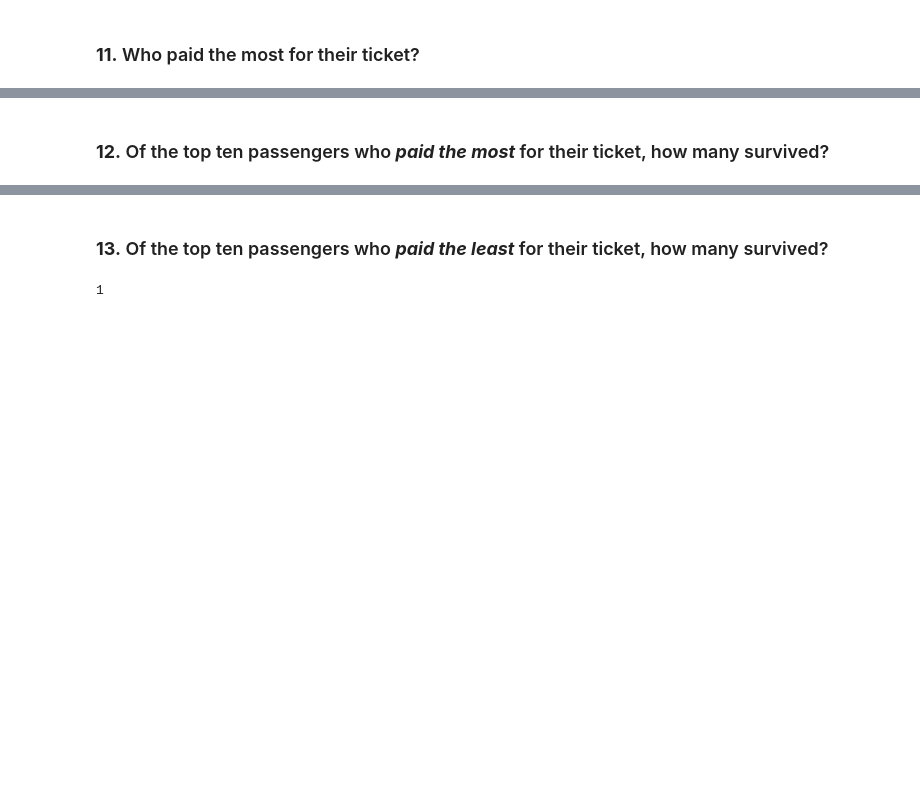
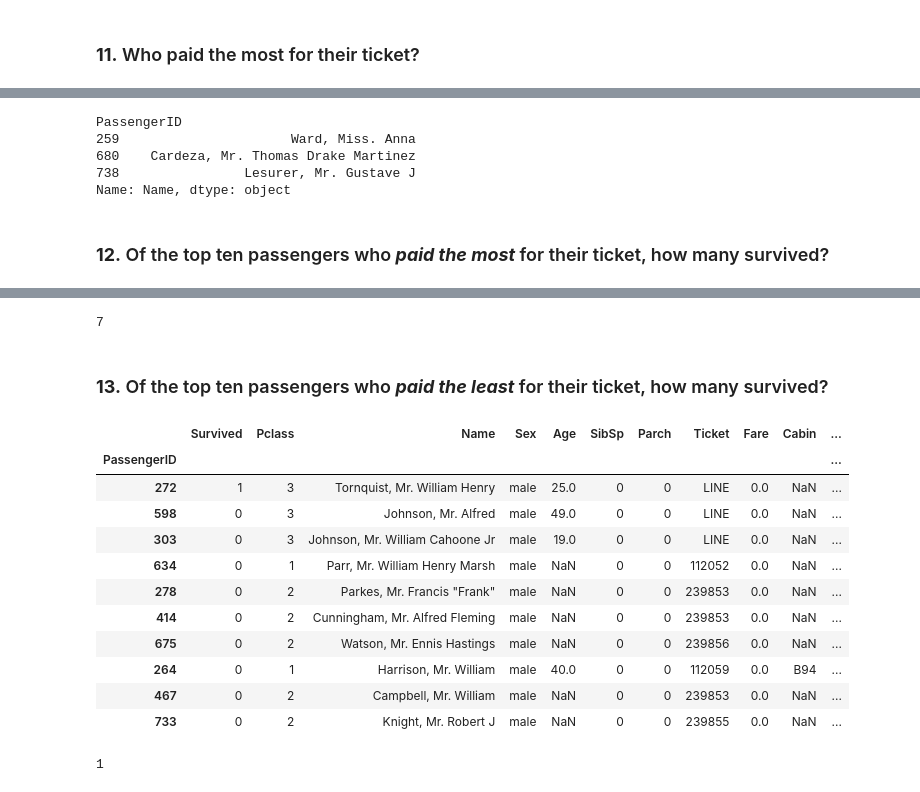
Before and after one commit to jtmbeta/CLLPython, a Jupyter notebook: 05_exercises_solutions.ipynb, the cells around one changed output, grey strips where cells are left out. Cells and saved outputs as stored; diff of their text form; code cells hidden in the pictures; blank space fills up the shorter version.

```diff
--- a/05_exercises_solutions.ipynb
+++ b/05_exercises_solutions.ipynb
@@ -175,6 +191,15 @@ df.loc[df.Fare==df.Fare.max()]
 | 259 | 1 | 1 | Ward, Miss. Anna | female | 35.0 | 0 | 0 | PC 17755 | 512.3292 | NaN | ... |
 | 680 | 1 | 1 | Cardeza, Mr. Thomas Drake Martinez | male | 36.0 | 0 | 1 | PC 17755 | 512.3292 | B51 B53 B55 | ... |
 | 738 | 1 | 1 | Lesurer, Mr. Gustave J | male | 35.0 | 0 | 0 | PC 17755 | 512.3292 | B101 | ... |
+# %%
+# Just get the names
+df.loc[df.Fare==df.Fare.max()].Name
+# %% [output]
+PassengerID
+259                      Ward, Miss. Anna
+680    Cardeza, Mr. Thomas Drake Martinez
+738                Lesurer, Mr. Gustave J
+Name: Name, dtype: object
 # %% [markdown]
 ### **12.** Of the top ten passengers who ***paid the most*** for their ticket, how many survived?
 # %%
@@ -192,8 +219,29 @@ df.sort_values('Fare', ascending=False).iloc[0:10]
 | 312 | 1 | 1 | Ryerson, Miss. Emily Borie | female | 18.0 | 2 | 2 | PC 17608 | 262.3750 | B57 B59 B63 B66 | ... |
 | 743 | 1 | 1 | Ryerson, Miss. Susan Parker "Suze... | female | 21.0 | 2 | 2 | PC 17608 | 262.3750 | B57 B59 B63 B66 | ... |
 | 119 | 0 | 1 | Baxter, Mr. Quigg Edmond | male | 24.0 | 0 | 1 | PC 17558 | 247.5208 | B58 B60 | ... |
+# %%
+# Just get the number who survived by summing the Survived column
+df.sort_values('Fare', ascending=False).iloc[0:10].Survived.sum()
+# %% [output]
+7
 # %% [markdown]
 ### **13.** Of the top ten passengers who ***paid the least*** for their ticket, how many survived?
+# %%
+# Only 1
+df.sort_values('Fare', ascending=True).iloc[0:10]  # Now ascending=True
+# %% [output]
+|  | Survived | Pclass | Name | Sex | Age | SibSp | Parch | Ticket | Fare | Cabin | ... |
+| PassengerID |  |  |  |  |  |  |  |  |  |  | ... |
+| 272 | 1 | 3 | Tornquist, Mr. William Henry | male | 25.0 | 0 | 0 | LINE | 0.0 | NaN | ... |
+| 598 | 0 | 3 | Johnson, Mr. Alfred | male | 49.0 | 0 | 0 | LINE | 0.0 | NaN | ... |
+| 303 | 0 | 3 | Johnson, Mr. William Cahoone Jr | male | 19.0 | 0 | 0 | LINE | 0.0 | NaN | ... |
+| 634 | 0 | 1 | Parr, Mr. William Henry Marsh | male | NaN | 0 | 0 | 112052 | 0.0 | NaN | ... |
+| 278 | 0 | 2 | Parkes, Mr. Francis "Frank" | male | NaN | 0 | 0 | 239853 | 0.0 | NaN | ... |
+| 414 | 0 | 2 | Cunningham, Mr. Alfred Fleming | male | NaN | 0 | 0 | 239853 | 0.0 | NaN | ... |
+| 675 | 0 | 2 | Watson, Mr. Ennis Hastings | male | NaN | 0 | 0 | 239856 | 0.0 | NaN | ... |
+| 264 | 0 | 1 | Harrison, Mr. William | male | 40.0 | 0 | 0 | 112059 | 0.0 | B94 | ... |
+| 467 | 0 | 2 | Campbell, Mr. William | male | NaN | 0 | 0 | 239853 | 0.0 | NaN | ... |
+| 733 | 0 | 2 | Knight, Mr. Robert J | male | NaN | 0 | 0 | 239855 | 0.0 | NaN | ... |
 # %%
 df.sort_values('Fare', ascending=True).head(10).Survived.sum()
 # %% [output]
```
Also changed, not shown: parts of 15 cells of this notebook, 16 other files.
